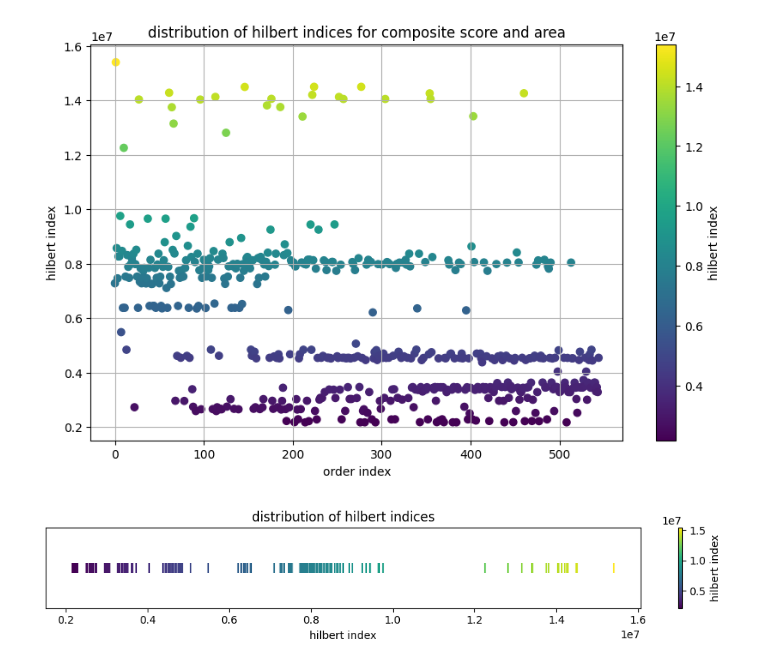
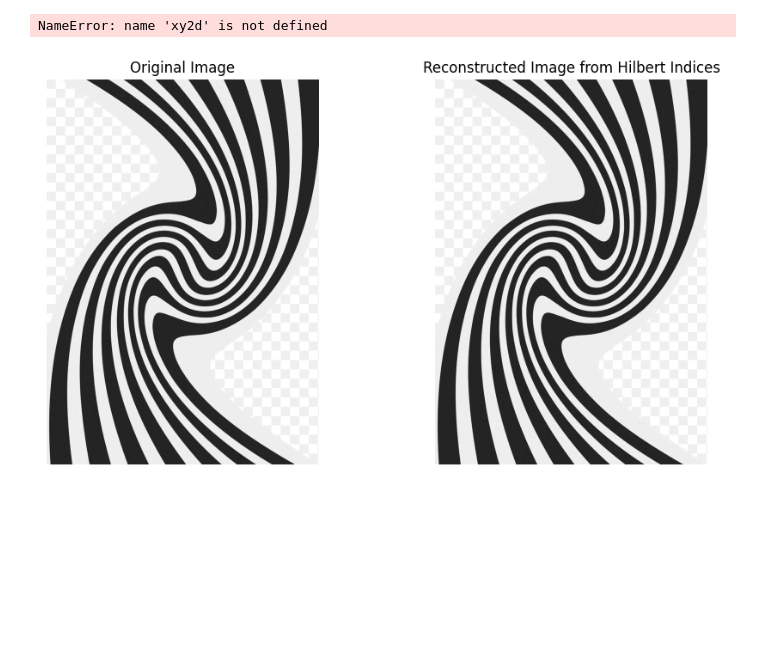
Before and after one commit to fellobello/hilbert-transform, a Jupyter notebook: hilbert.ipynb, the cells around one changed output. Cells and saved outputs as stored; diff of their text form; code cells hidden in the pictures; blank space fills up the shorter version.

```diff
--- a/hilbert.ipynb
+++ b/hilbert.ipynb
@@ -50,24 +33,0 @@ indices = np.array([xy2d(n, int(area), int(score)) for area, score in zip(scaled
-# %%
-# visualize hilbert indices distribution
-plt.figure(figsize=(10, 6))
-plt.scatter(data['order_index'], indices, c=indices, cmap='viridis', marker='o')
-plt.colorbar(label='hilbert index')
-plt.xlabel('order index')
-plt.ylabel('hilbert index')
-plt.title('distribution of hilbert indices for composite score and area')
-plt.grid(True)
-plt.show()
-# %% [output]
-[figure, removed]
-# %%
-# visualize distribution of hilbert indices
-plt.figure(figsize=(10, 2))
-plt.scatter(indices, np.zeros_like(indices), c=indices, cmap='viridis', marker='|', s=100)
-plt.colorbar(label='hilbert index')
-plt.title('distribution of hilbert indices')
-plt.yticks([])
-plt.xlabel('hilbert index')
-plt.tight_layout()
-plt.show()
-# %% [output]
-[figure, removed]
@@ -73,0 +49,47 @@ plt.show()
+# %%
+# test fidelity for different values of n and print mse
+mse_values = []
+for exp_n in n_values:
+    n = 2 ** exp_n
+    # calculate hilbert indices
+    coords = [(x, y) for y in range(image_array.shape[0]) for x in range(image_array.shape[1])]
+    indices = np.array([xy2d(n, x, y) for x, y in coords])
+
+    # reconstruct image from indices
+    reconstructed_image = np.zeros_like(image_array)
+    for index, h_index in enumerate(indices):
+        x, y = coords[index]
+        reconstructed_x, reconstructed_y = d2xy(n, h_index)
+        if 0 <= reconstructed_x < image_array.shape[1] and 0 <= reconstructed_y < image_array.shape[0]:
+            reconstructed_image[reconstructed_y, reconstructed_x] = image_array[y, x]
+
+    # compute mse
+    mse = mean_squared_error(image_array.flatten(), reconstructed_image.flatten())
+    mse_values.append(mse)
+    print(f"n: 2^{exp_n}, MSE: {mse}")
+# %% [output]
+NameError: name 'xy2d' is not defined
+# %%
+## create new image array for reconstruction
+reconstructed_image_array = np.zeros_like(image_array)
+
+# reconstruct image from Hilbert indices
+for index, (x, y) in enumerate(coords):
+    reconstructed_x, reconstructed_y = d2xy(n, indices[index])
+    if 0 <= reconstructed_x < width and 0 <= reconstructed_y < height:
+        reconstructed_image_array[reconstructed_y, reconstructed_x] = image_array[y, x]
+# %%
+# visualize original and reconstructed images
+fig, (ax1, ax2) = plt.subplots(1, 2, figsize=(10, 5))
+ax1.imshow(image_array, cmap='gray')
+ax1.set_title('Original Image')
+ax1.axis('off')
+
+ax2.imshow(reconstructed_image_array, cmap='gray')
+ax2.set_title('Reconstructed Image from Hilbert Indices')
+ax2.axis('off')
+
+plt.tight_layout()
+plt.show()
+# %% [output]
+[figure, added]
```
Also changed, not shown: parts of 13 cells of this notebook, 1 other file.
